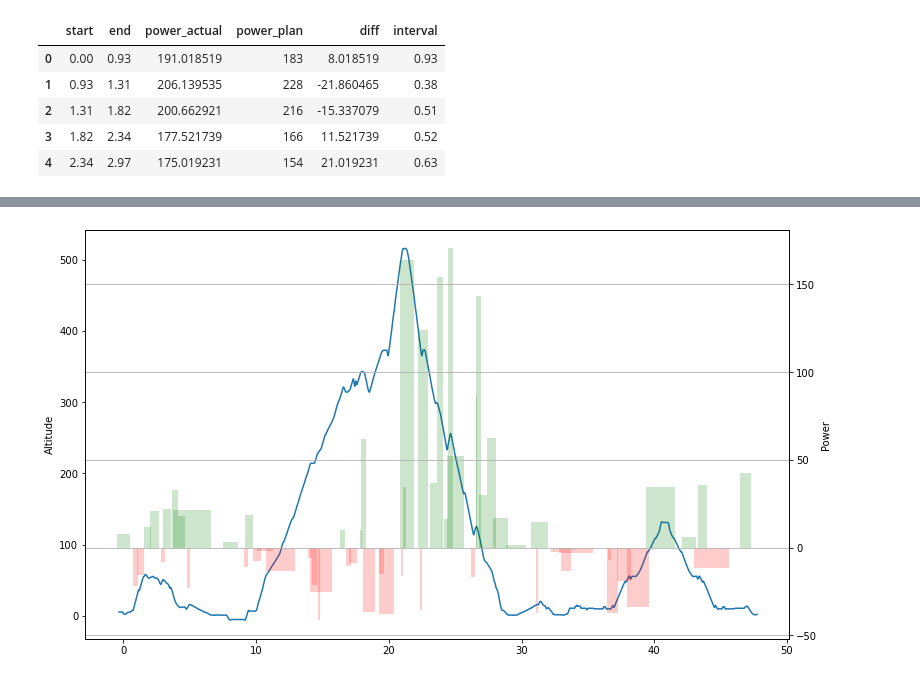
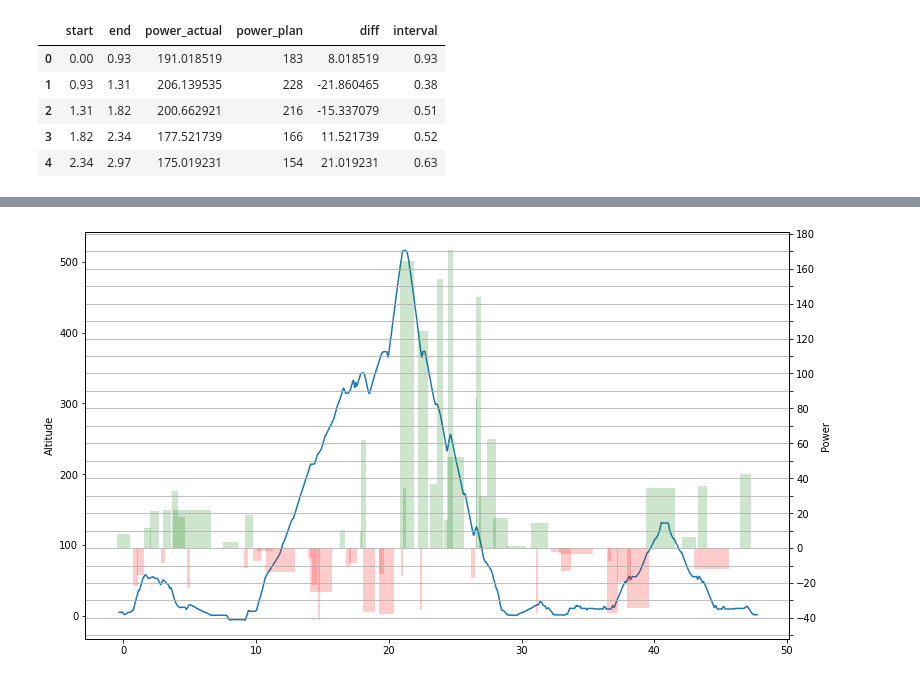
Before and after one commit to sameersegal/workout-analysis, a Jupyter notebook: 2021 - Tour of Watopia - Stage 5 - Three Sisters.ipynb, the cells around one changed output, grey strips where cells are left out. Drawn from its saved outputs; the diff is of its cells as text; code cells hidden in the pictures.

```diff
--- a/2021 - Tour of Watopia - Stage 5 - Three Sisters.ipynb
+++ b/2021 - Tour of Watopia - Stage 5 - Three Sisters.ipynb
@@ -294,18 +302,27 @@ result.head()
 # %%
+import matplotlib.ticker as ticker
+
 fig, ax1 = plt.subplots(constrained_layout=True)
 ax1.plot(race['distance'],race['altitude'],label='Altitute')
 ax2 = ax1.twinx()
 ax2.bar(result['start'], result['diff']
             ,color=(result['diff'] > 0).map({True: 'g',False: 'r'}),alpha=0.2
             ,width=result['interval']
             ,label='Diff in Power'
            )
 ax1.set_ylabel('Altitude')
 ax2.set_ylabel('Power')
+
+# Add more ticks to analyse
+tick_spacing = 10
+ax2.yaxis.set_major_locator(ticker.MultipleLocator(tick_spacing))
+for i, tick in enumerate(ax2.yaxis.get_ticklabels()):
+    if i%2:
+        tick.set_visible(False)
 ax2.grid()
 plt.show()
 # %% [output]
-[figure, old version]
+[figure, new version]
 # %%
 result
 # %% [output]
```
Also changed, not shown: parts of 7 cells of this notebook.
